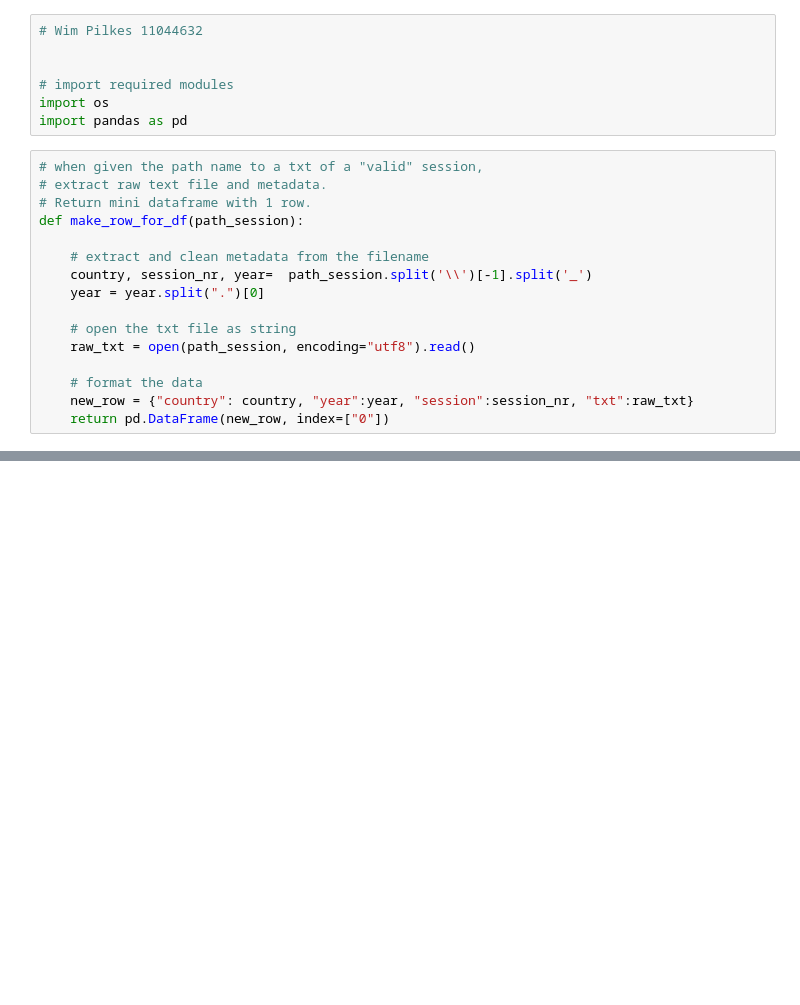
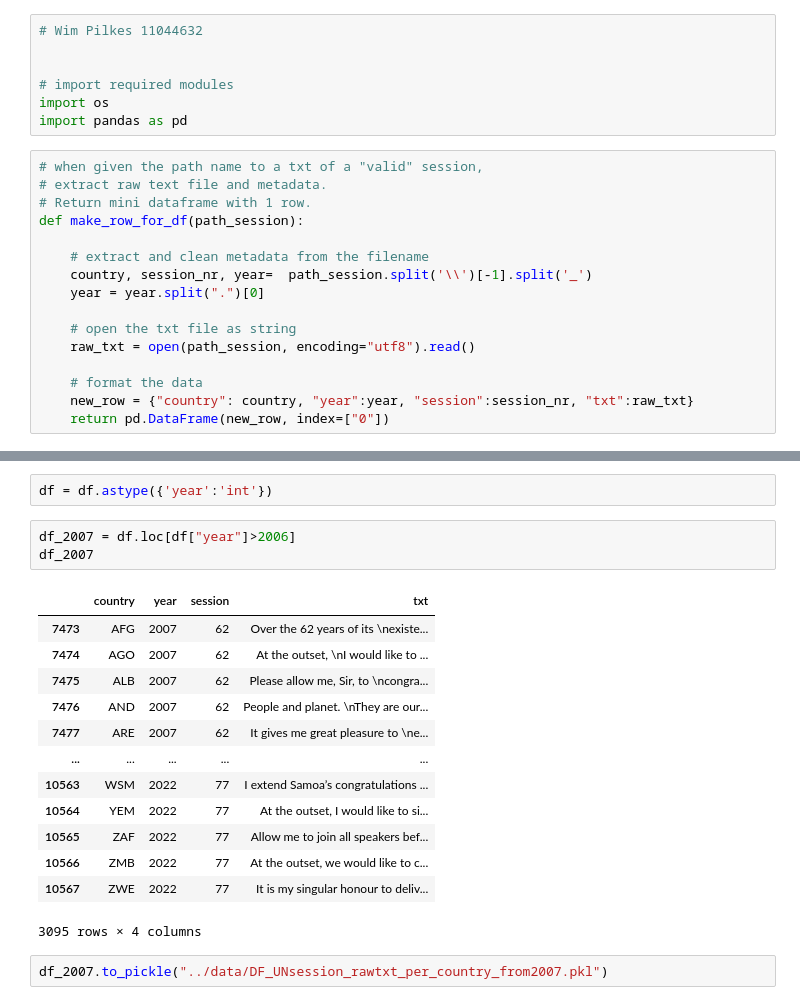
Before and after one commit to JuliusHuizing/fundamentals_of_data_science_shared, a Jupyter notebook: notebooks/UNSession_data_to_dataframe.ipynb, the cells around one changed output, grey strips where cells are left out. Drawn from its saved outputs; the diff is of its cells as text; blank space fills up the shorter version.

Commit message:
df unsession dataframe saved to pickle  from 2007

```diff
--- a/notebooks/UNSession_data_to_dataframe.ipynb
+++ b/notebooks/UNSession_data_to_dataframe.ipynb
@@ -68,0 +86,21 @@ df
+# %%
+df = df.astype({'year':'int'})
+# %%
+df_2007 = df.loc[df["year"]>2006]
+df_2007
+# %% [output]
+|  | country | year | session | txt |
+| 7473 | AFG | 2007 | 62 | Over the 62 years of its \nexiste... |
+| 7474 | AGO | 2007 | 62 | At the outset, \nI would like to ... |
+| 7475 | ALB | 2007 | 62 | Please allow me, Sir, to \ncongra... |
+| 7476 | AND | 2007 | 62 | People and planet. \nThey are our... |
+| 7477 | ARE | 2007 | 62 | It gives me great pleasure to \ne... |
+| ... | ... | ... | ... | ... |
+| 10563 | WSM | 2022 | 77 | I extend Samoa’s congratulations ... |
+| 10564 | YEM | 2022 | 77 | At the outset, I would like to si... |
+| 10565 | ZAF | 2022 | 77 | Allow me to join all speakers bef... |
+| 10566 | ZMB | 2022 | 77 | At the outset, we would like to c... |
+| 10567 | ZWE | 2022 | 77 | It is my singular honour to deliv... |
+3095 rows × 4 columns
+# %%
+df_2007.to_pickle("../data/DF_UNsession_rawtxt_per_country_from2007.pkl")
```
Also changed, not shown: parts of 1 cell of this notebook, 1 other file.
